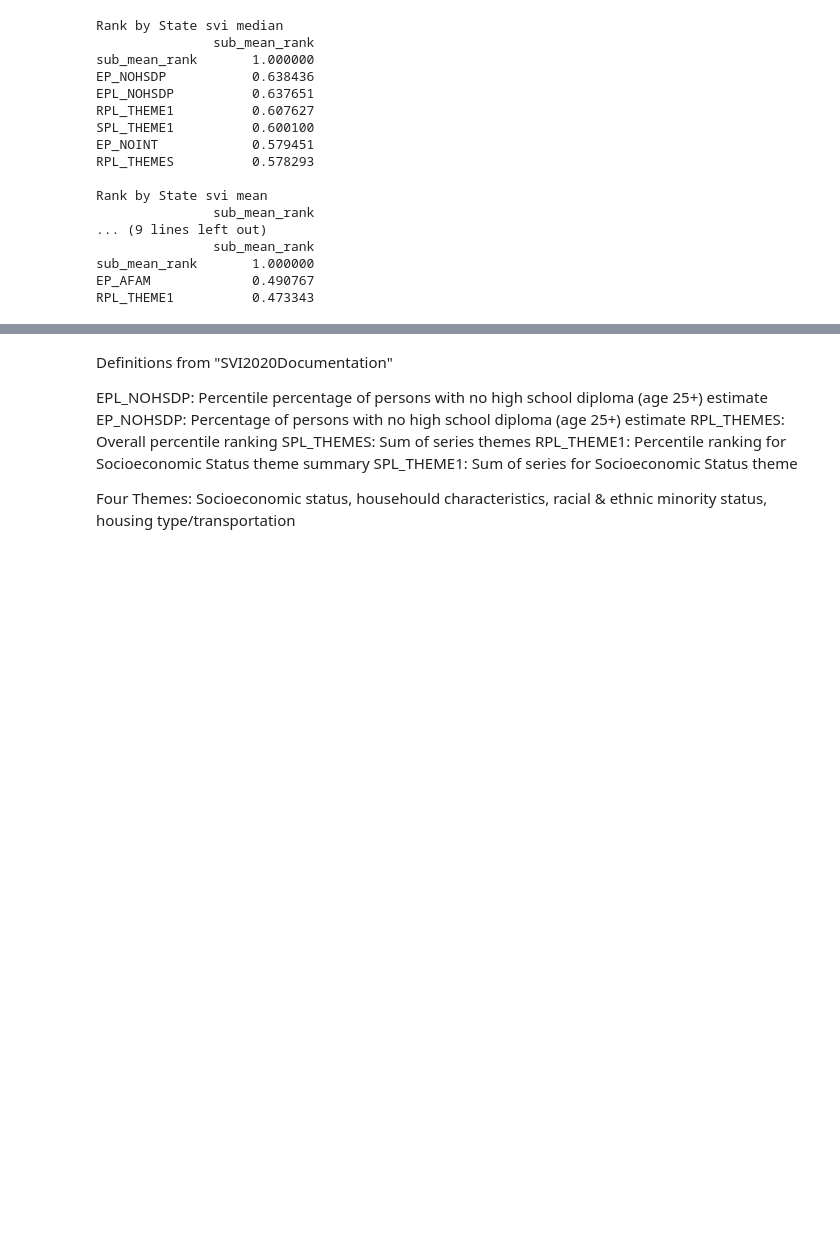
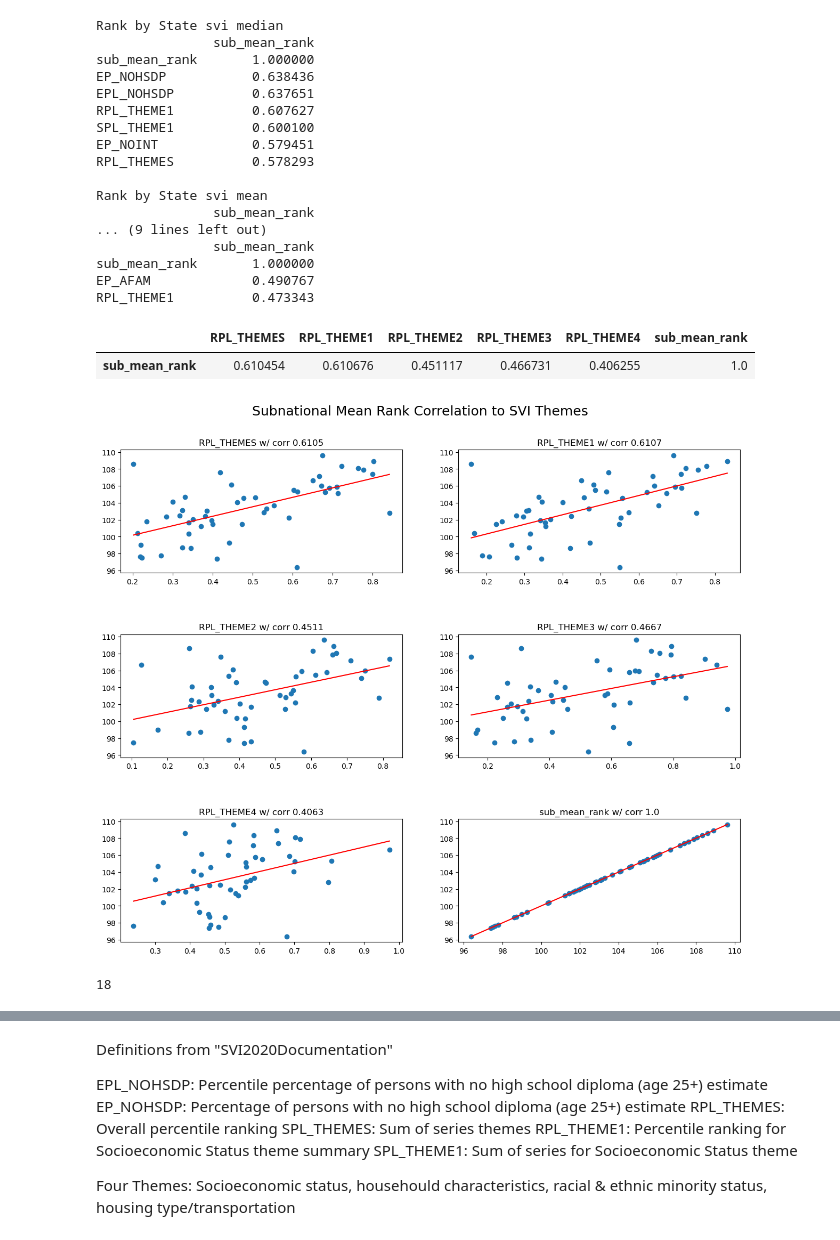
Before and after one commit to rlwcomposto/SVI_Flood_Comparison, a Jupyter notebook: Compare_Sub_SVI_v1.ipynb, the cells around one changed output, grey strips where cells are left out. Cells and saved outputs as stored; diff of their text form; code cells hidden in the pictures; blank space fills up the shorter version.

Commit message:
Add good plots

```diff
--- a/Compare_Sub_SVI_v1.ipynb
+++ b/Compare_Sub_SVI_v1.ipynb
@@ -121,3 +124,54 @@ Rank by State svi mean
 sub_mean_rank       1.000000
 EP_AFAM             0.490767
 RPL_THEME1          0.473343
+# %%
+# just themes
+svi_st_corr_trim = svi_st_corr[['RPL_THEMES','RPL_THEME1','RPL_THEME2','RPL_THEME3','RPL_THEME4','sub_mean_rank']]
+svi_st_corr_trim.head(1)
+# %% [output]
+|  | RPL_THEMES | RPL_THEME1 | RPL_THEME2 | RPL_THEME3 | RPL_THEME4 | sub_mean_rank |
+| sub_mean_rank | 0.610454 | 0.610676 | 0.451117 | 0.466731 | 0.406255 | 1.0 |
+# %%
+# Create subplots of subnational & svi themes
+big_themes = ['RPL_THEMES','RPL_THEME1','RPL_THEME2','RPL_THEME3','RPL_THEME4','sub_mean_rank']
+fig, axs = plt.subplots(nrows=3, ncols=2, figsize=(15, 12))
+plt.subplots_adjust(hspace=0.5)
+fig.suptitle("Subnational Mean Rank Correlation to SVI Themes", fontsize=18, y=0.95)
+
+# Loop through indices of correlation
+for svi_col, ax in zip(big_themes, axs.ravel()):
+        y=svi_st_merged['sub_mean_rank']
+        x=svi_st_merged[svi_col]
+
+        correlation = y.corr(x)
+
+        plt.plot(ax=ax)
+
+        # plot the data
+        ax.scatter(x, y)
+
+        # fits the best fitting line to the data
+        ax.plot(np.unique(x),
+            np.poly1d(np.polyfit(x, y, 1))
+            (np.unique(x)), color='red')
+
+        ax.set_title(svi_col +" w/ corr " + str(round(correlation,4)))
+
+plt.show()
+# %% [output]
+[figure, added]
+# %%
+# Select subset of SVI columns w/ higher correlation to subnational data
+
+# select all attributes in svi that have correlation w/ sub_mean_rank of >0.5 and <-.2
+svi_st_corr_sel = svi_st_corr[(svi_st_corr['sub_mean_rank'] < -.2) | (svi_st_corr['sub_mean_rank'] > .5)]
+#print(len(svi_st_corr_sel))
+#print(svi_st_corr_sel[['sub_mean_rank']].head(15))
+
+# create a list of these variables w/ these correlations
+svi_st_corr_sel = svi_st_corr_sel.sort_values(by='sub_mean_rank', ascending=False)
+iteratethis = svi_st_corr_sel.index.values.tolist()
+#print(iteratethis)
+print(len(iteratethis))
+# %% [output]
+18
```
Also changed, not shown: parts of 15 cells of this notebook, 2 other files.
